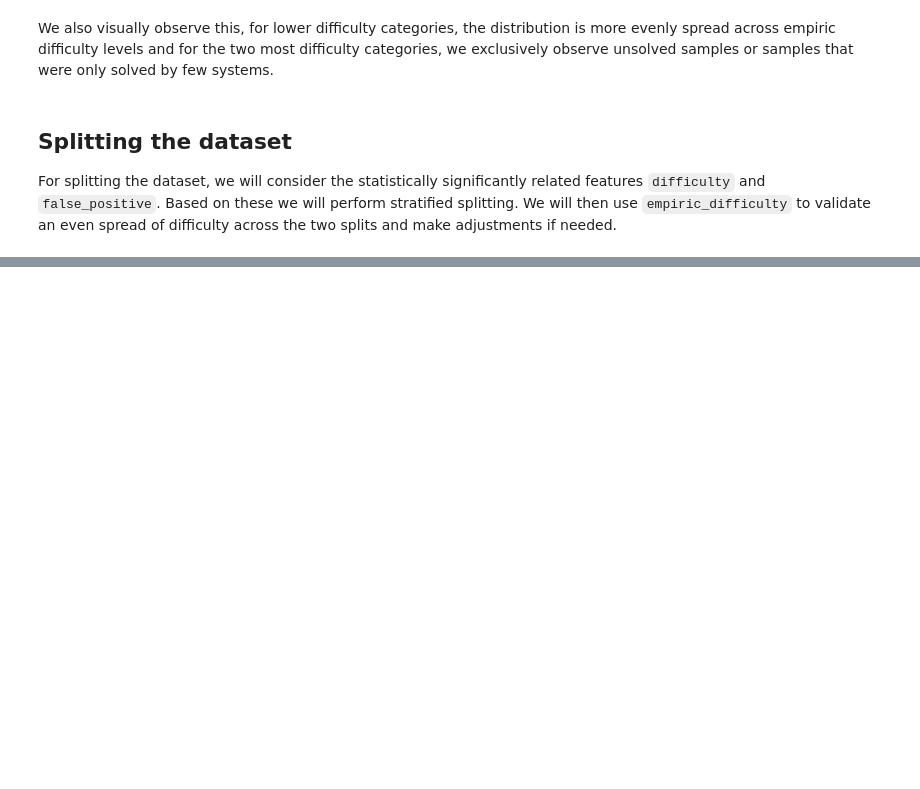
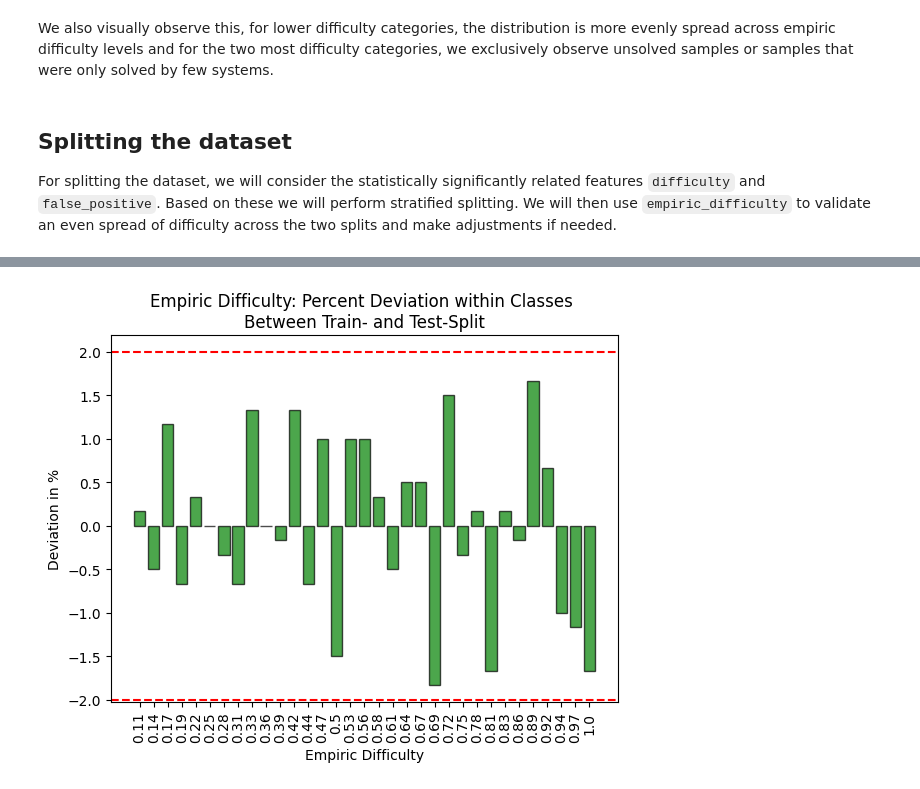
Before and after one commit to Liqs-v2/auto-code-rover, a Jupyter notebook: split_dataset.ipynb, the cells around one changed output, grey strips where cells are left out. Saved outputs shown, nothing was run; the diff lists cells and outputs as text; code cells hidden in the pictures; blank space fills up the shorter version.

```diff
--- a/split_dataset.ipynb
+++ b/split_dataset.ipynb
@@ -409,0 +538,34 @@ train_df, test_df = train_test_split(swe_bench_verified, test_size=0.6, stratify
+# %%
+empiric_difficulty_percent_deviations = train_df.empiric_difficulty.value_counts(normalize=True).sub(test_df.empiric_difficulty.value_counts(normalize=True), fill_value=0) * 100
+
+i = 0
+while empiric_difficulty_percent_deviations.max() > 2 or empiric_difficulty_percent_deviations.min() < -2:
+    i += 1
+    print(f'---- ITERATION {i} ----')
+    max_value = empiric_difficulty_percent_deviations.max()
+    max_index = empiric_difficulty_percent_deviations.idxmax()
+    min_value = empiric_difficulty_percent_deviations.min()
+    min_index = empiric_difficulty_percent_deviations.idxmin()
+
+    print(f"Maximum value in data: {max_value} at index {max_index}")
+    print(f"Minimum value in data: {min_value} at index {min_index}")
+
+    stratify_min_index = get_minimum_deviation_stratification_class(train_df, test_df)
+
+    # train - test
+    #   => Max class has too many elements in train
+    #   => Min class has too many elements in test
+    # Shift from min_index in test to train and from max_index in train to test
+    candidate_rows = train_df[train_df['empiric_difficulty'] == max_index]
+    row_to_shift = determine_row_to_shift_from(candidate_rows, stratify_min_index)
+    train_df, test_df = move(row_to_shift, src=train_df, dst=test_df)
+    print(f'Moved "{row_to_shift["instance_id"].values[0]}" with empiric difficulty "{row_to_shift["empiric_difficulty"].values[0]}" from train to test split.')
+
+    stratify_min_index = get_minimum_deviation_stratification_class(train_df, test_df)
+
+    candidate_rows = test_df[test_df['empiric_difficulty'] == min_index]
+    row_to_shift = determine_row_to_shift_from(candidate_rows, stratify_min_index)
+    test_df, train_df  = move(row_to_shift, src=test_df, dst=train_df)
+    print(f'Moved "{row_to_shift["instance_id"].values[0]}" with empiric difficulty "{row_to_shift["empiric_difficulty"].values[0]}" from test to train split.\n')
+
+    empiric_difficulty_percent_deviations = train_df.empiric_difficulty.value_counts(normalize=True).sub(test_df.empiric_difficulty.value_counts(normalize=True), fill_value=0) * 100
@@ -409,0 +590,5 @@ train_df, test_df = train_test_split(swe_bench_verified, test_size=0.6, stratify
+# %%
+plt = build_empiric_difficulty_deviation_plot(train_df, test_df)
+plt.savefig('report_resources/train_test_empiric_difficulty_deviation-after_correction.pdf')
+# %% [output]
+[figure, added]
```
Also changed, not shown: parts of 13 cells of this notebook, 6 other files.
